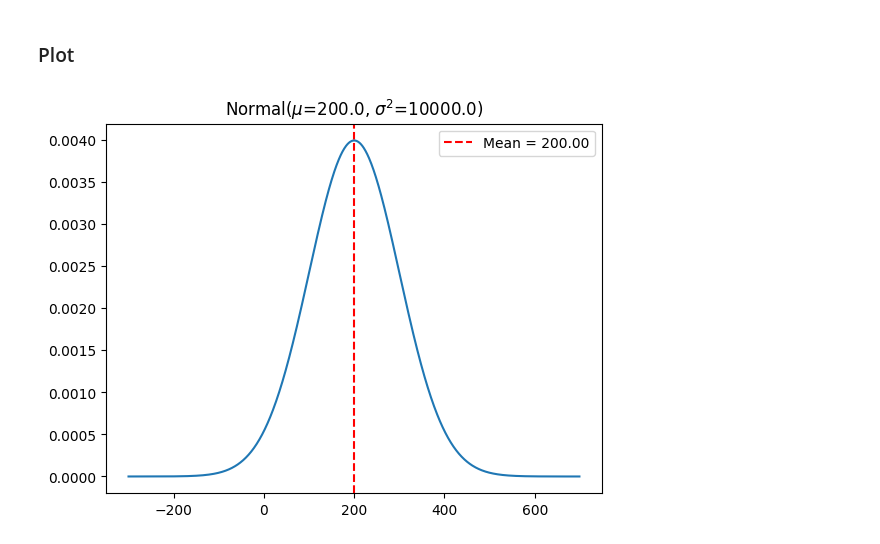
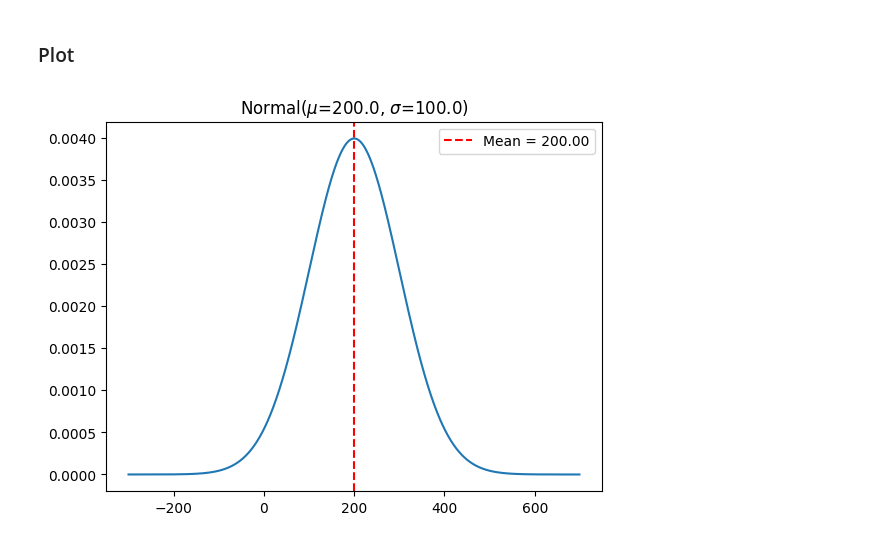
Before and after one commit to ZenSoftware/zen_jupyter, a Jupyter notebook: stats/normal_dist.ipynb, the cells around one changed output. Drawn from its saved outputs; the diff is of its cells as text; code cells hidden in the pictures.

```diff
--- a/stats/normal_dist.ipynb
+++ b/stats/normal_dist.ipynb
@@ -33,18 +33,18 @@ $$
 # %%
 import scipy.stats as stats
 import matplotlib.pyplot as plt
 import numpy as np
 
 n, p = 400, 0.5
 mean = n*p
 std = n*p*(1-p)
 ks = np.arange(-300, n+300)
 ps = [stats.norm.pdf(k, loc=mean, scale=std) for k in ks]
 fig, ax = plt.subplots()
 ax.axvline(mean, color="r", linestyle="--", label=f"Mean = {mean:.2f}")
 ax.plot(ks, ps)
-ax.set_title(f"Normal($\\mu$={mean}, $\\sigma^2$={std**2})")
+ax.set_title(f"Normal($\\mu$={mean}, $\\sigma$={std})")
 plt.legend()
 plt.show()
 # %% [output]
-[figure, old version]
+[figure, new version]
```
Also changed, not shown: parts of 6 cells of this notebook.
